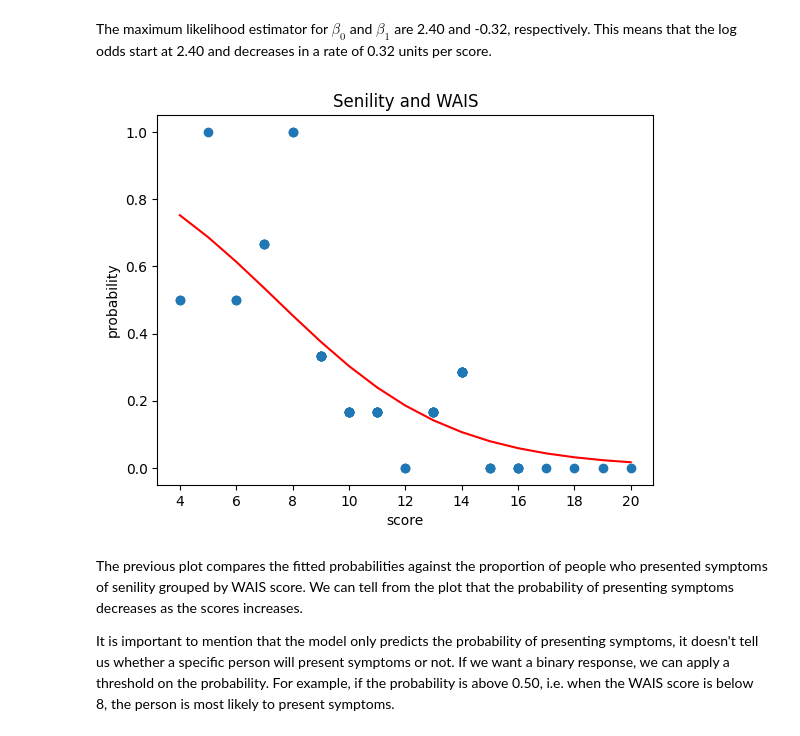
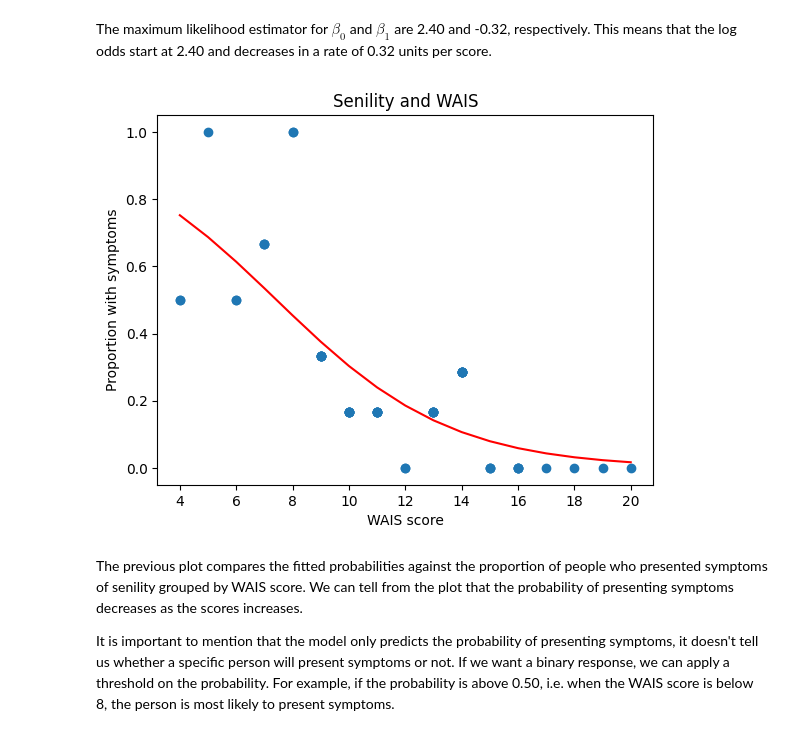
Before and after one commit to vdae2304/ML-DL, a Jupyter notebook: Classification/Logistic regression.ipynb, the cells around one changed output. Drawn from its saved outputs; the diff is of its cells as text; code cells hidden in the pictures.

```diff
--- a/Classification/Logistic regression.ipynb
+++ b/Classification/Logistic regression.ipynb
@@ -163,19 +163,19 @@ The maximum likelihood estimator for $\beta_0$ and $\beta_1$ are 2.40 and -0.32,
 # %%
 df_wais.sort_values(by="score", inplace=True)
 
 df_wais["proportion"] = df_wais.groupby(by="score").senile.transform(np.mean)
 df_wais["log_odds"] = beta_mle[0] + beta_mle[1]*df_wais.score
 df_wais["fitted_prob"] = 1/(1 + np.exp(-df_wais.log_odds))
 
 plt.figure()
 plt.title("Senility and WAIS")
-plt.xlabel("score")
-plt.ylabel("probability")
+plt.xlabel("WAIS score")
+plt.ylabel("Proportion with symptoms")
 plt.plot("score", "proportion", "o", data=df_wais)
 plt.plot("score", "fitted_prob", "r-", data=df_wais)
 plt.show()
 # %% [output]
-[figure, old version]
+[figure, new version]
 # %% [markdown]
 The previous plot compares the fitted probabilities against the proportion of people who presented symptoms of senility grouped by WAIS score. We can tell from the plot that the probability of presenting symptoms decreases as the scores increases.
 
```
Also changed, not shown: parts of 17 cells of this notebook, 2 other files.
